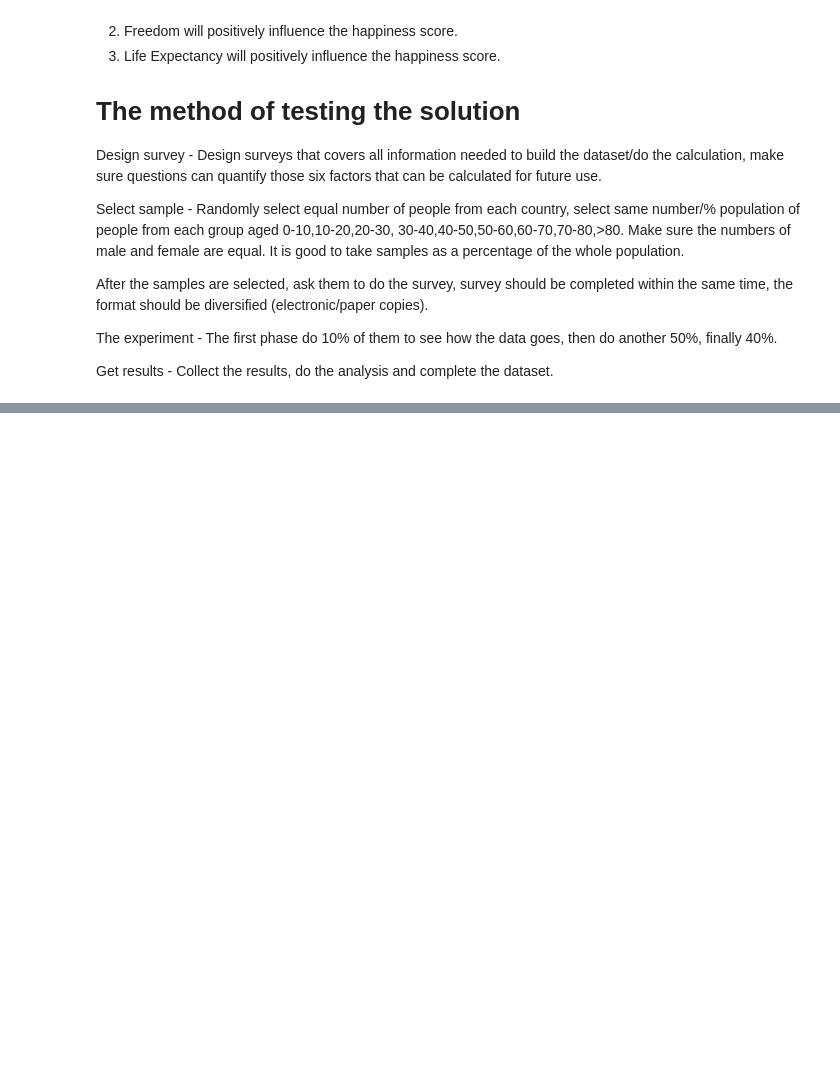
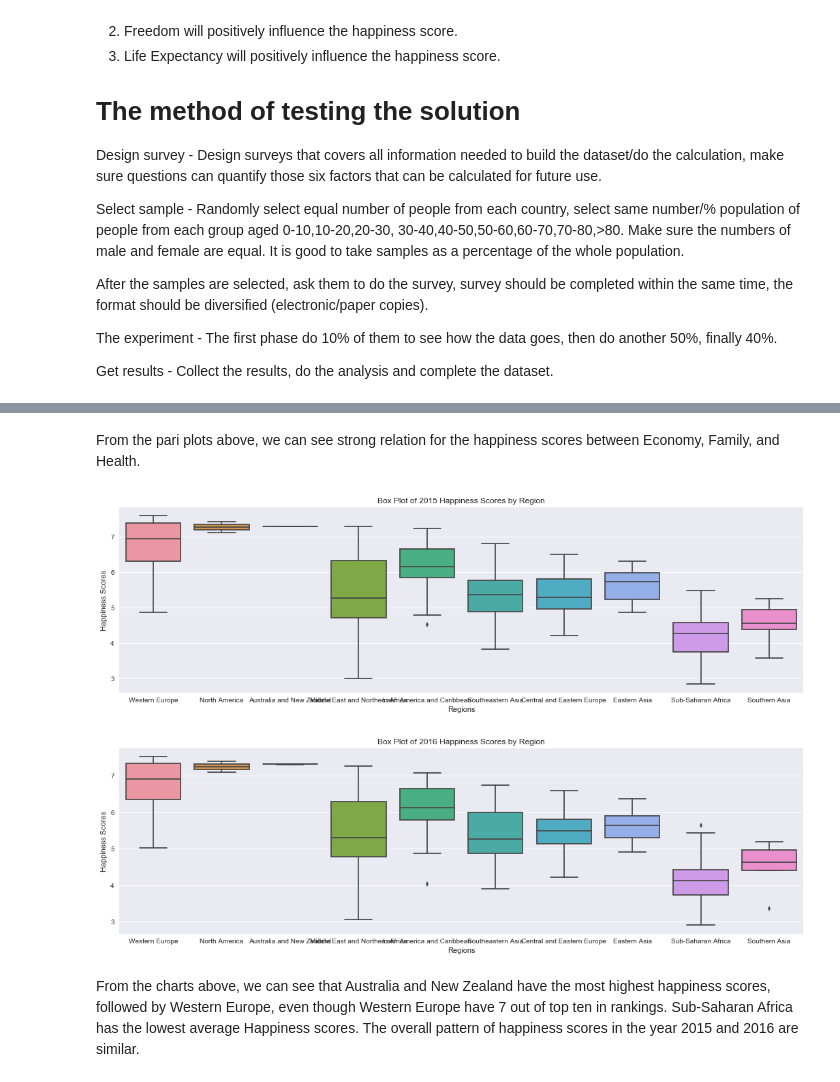
Before and after one commit to zhangtongds/Bootcamp-Data-Science, a Jupyter notebook: Unit 1 Capstone_Narrative analytics and experimentation.ipynb, the cells around one changed output, grey strips where cells are left out. Cells and saved outputs as stored; diff of their text form; code cells hidden in the pictures; blank space fills up the shorter version.

```diff
--- a/Unit 1 Capstone_Narrative analytics and experimentation.ipynb
+++ b/Unit 1 Capstone_Narrative analytics and experimentation.ipynb
@@ -81,0 +76,21 @@ plt.show()
+# %% [markdown]
+From the pari plots above, we can see strong relation for the happiness scores between Economy, Family, and Health.
+# %%
+plt.figure(figsize=(18, 5))
+g = sns.boxplot(x='Region', y='Happiness Score',data=df_2015)
+plt.xlabel('Regions')
+plt.ylabel('Happiness Scores')
+plt.title('Box Plot of 2015 Happiness Scores by Region')
+
+plt.figure(figsize=(18, 5))
+sns.boxplot(x='Region', y='Happiness Score',data=df_2016)
+plt.xlabel('Regions')
+plt.ylabel('Happiness Scores')
+plt.title('Box Plot of 2016 Happiness Scores by Region')
+plt.show()
+plt.show()
+# %% [output]
+[figure, added]
+[figure, added]
+# %% [markdown]
+From the charts above, we can see that Australia and New Zealand have the most highest happiness scores, followed by Western Europe, even though Western Europe have 7 out of top ten in rankings. Sub-Saharan Africa has the lowest average Happiness scores. The overall pattern of happiness scores in the year 2015 and 2016 are similar.
```
Also changed, not shown: parts of 6 cells of this notebook.
